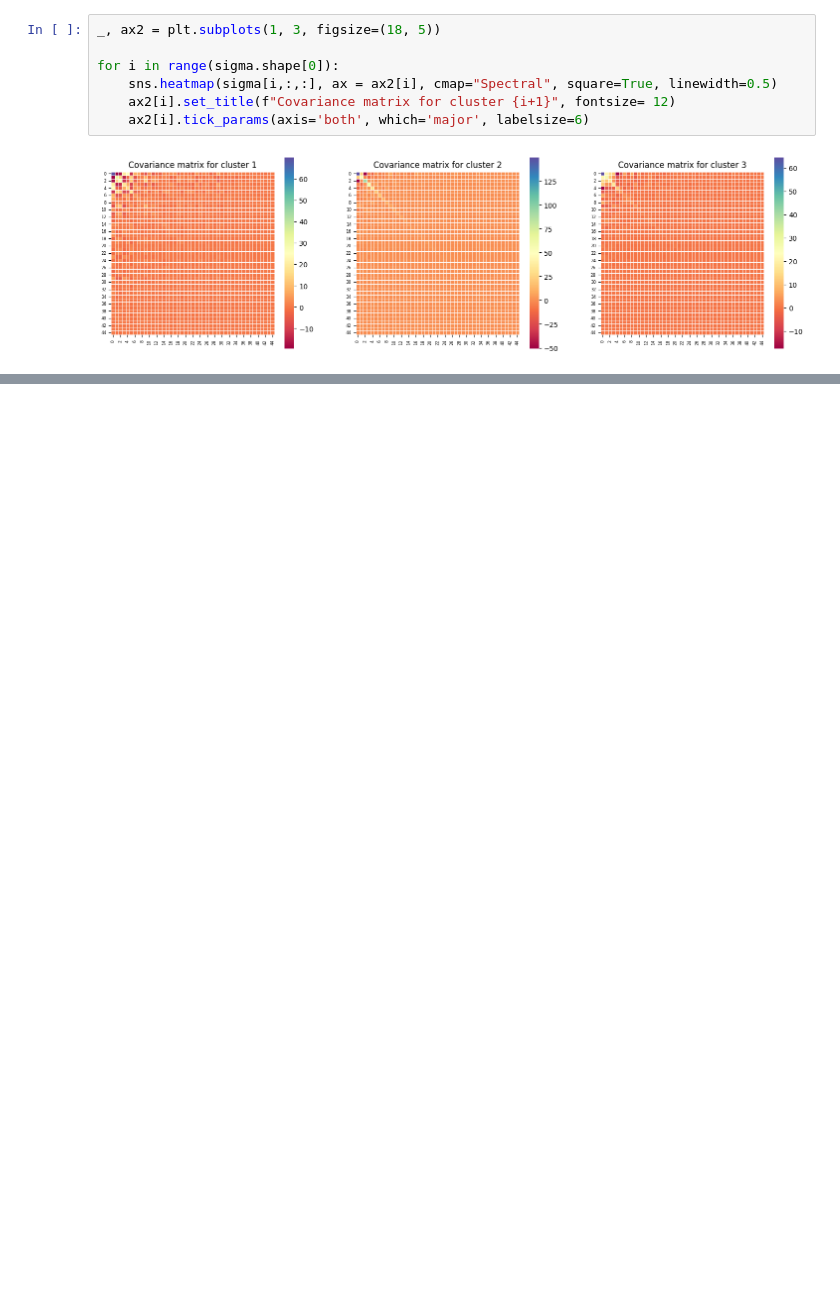
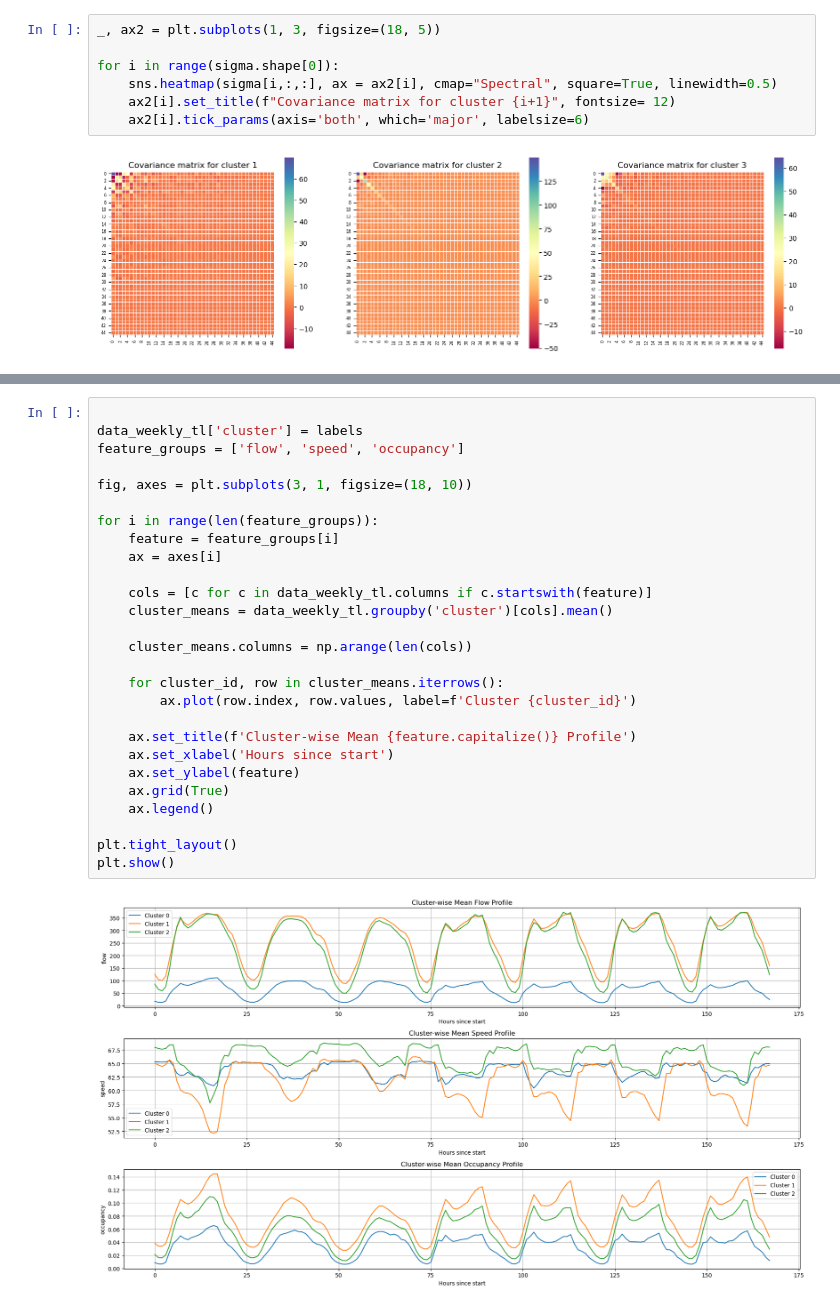
Before and after one commit to SomnathB053/gmm_traffic_data, a Jupyter notebook: sensors_clusters.ipynb, the cells around one changed output, grey strips where cells are left out. Cells and saved outputs as stored; diff of their text form; blank space fills up the shorter version.

```diff
--- a/sensors_clusters.ipynb
+++ b/sensors_clusters.ipynb
@@ -304,0 +201,29 @@ for feature in feature_groups:
+# %%
+
+data_weekly_tl['cluster'] = labels
+feature_groups = ['flow', 'speed', 'occupancy']
+
+fig, axes = plt.subplots(3, 1, figsize=(18, 10))
+
+for i in range(len(feature_groups)):
+    feature = feature_groups[i]
+    ax = axes[i]
+
+    cols = [c for c in data_weekly_tl.columns if c.startswith(feature)]
+    cluster_means = data_weekly_tl.groupby('cluster')[cols].mean()
+
+    cluster_means.columns = np.arange(len(cols))
+
+    for cluster_id, row in cluster_means.iterrows():
+        ax.plot(row.index, row.values, label=f'Cluster {cluster_id}')
+
+    ax.set_title(f'Cluster-wise Mean {feature.capitalize()} Profile')
+    ax.set_xlabel('Hours since start')
+    ax.set_ylabel(feature)
+    ax.grid(True)
+    ax.legend()
+
+plt.tight_layout()
+plt.show()
+# %% [output]
+[figure, added]
```
Also changed, not shown: parts of 7 cells of this notebook, 3 other files.
